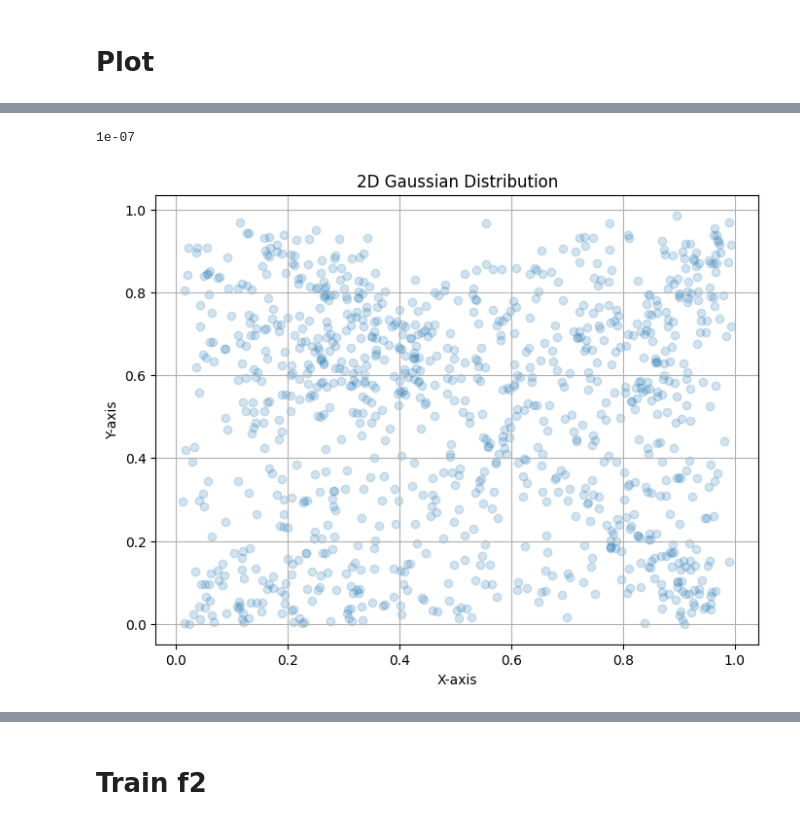
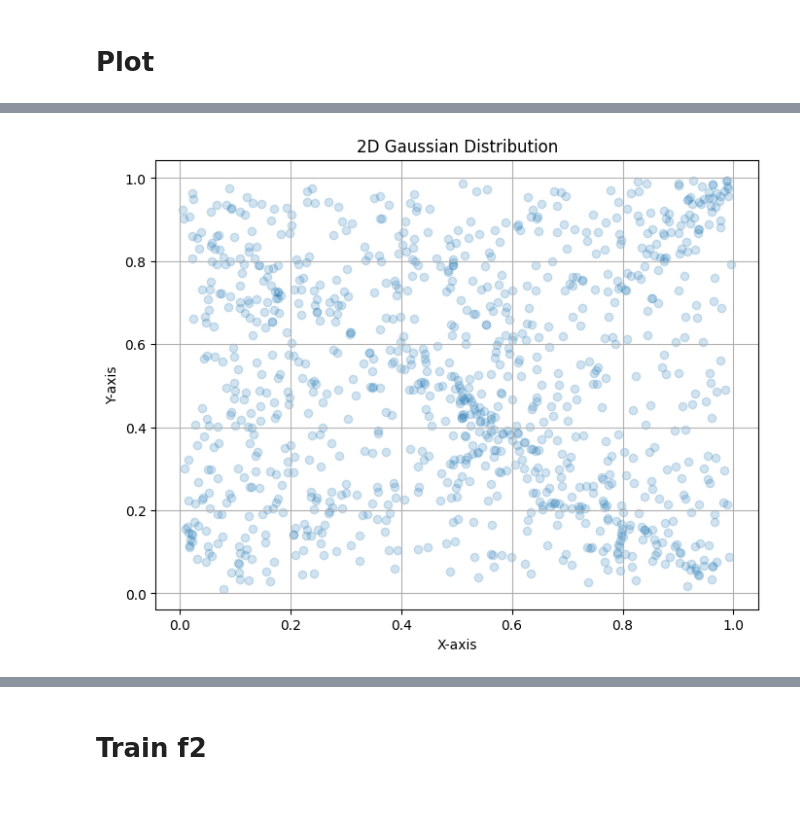
Before and after one commit to felixzhao/AIML425-ASSN-2, a Jupyter notebook: AIML425_Assn_2_Q2.ipynb, the cells around one changed output, grey strips where cells are left out. Cells and saved outputs as stored; diff of their text form; code cells hidden in the pictures.

```diff
--- a/AIML425_Assn_2_Q2.ipynb
+++ b/AIML425_Assn_2_Q2.ipynb
@@ -83,13 +83,11 @@ Loss of weight_decay=1e-07 : 0.002911686897277832
 # %%
-y_pred_dict = {}
 
-for weight_decay in weight_decaies:
-    model = FullyConnected().to(device)
-    model.load_state_dict(torch.load(f'model_{str(weight_decay)}.pth'))
-    model.eval()
+model = FullyConnected().to(device)
+model.load_state_dict(torch.load(f'f1_model.pth'))
+model.eval()
 
-    with torch.no_grad():
-        y_pred_dict[weight_decay] = model(Z.to(device)).cpu()
+with torch.no_grad():
+    f1_y_pred = model(Z.to(device)).cpu()
 # %% [markdown]
 # Plot
 # %%
@@ -164,9 +161,8 @@ def plot(data):
     plt.grid(True)
     plt.show()
 # %%
-for label, points in y_pred_dict.items():
-    print(label)
-    plot(points)
+# for label, points in f1_y_pred:
+#     print(label)
+plot(f1_y_pred)
 # %% [output]
-1e-07
-[figure, old version]
+[figure, new version]
```
Also changed, not shown: parts of 15 cells of this notebook.
